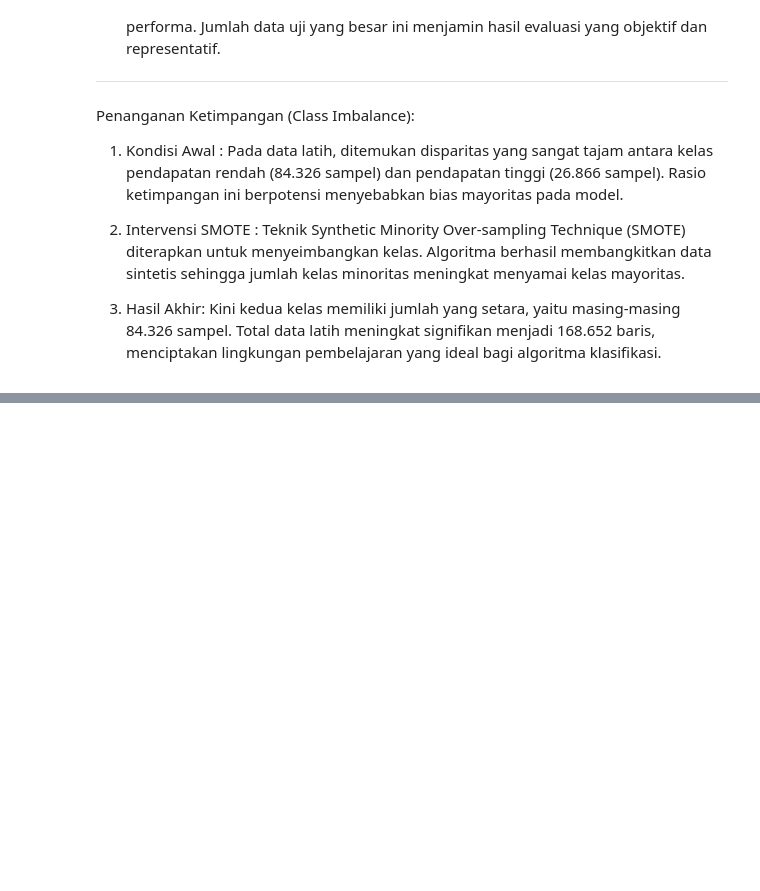
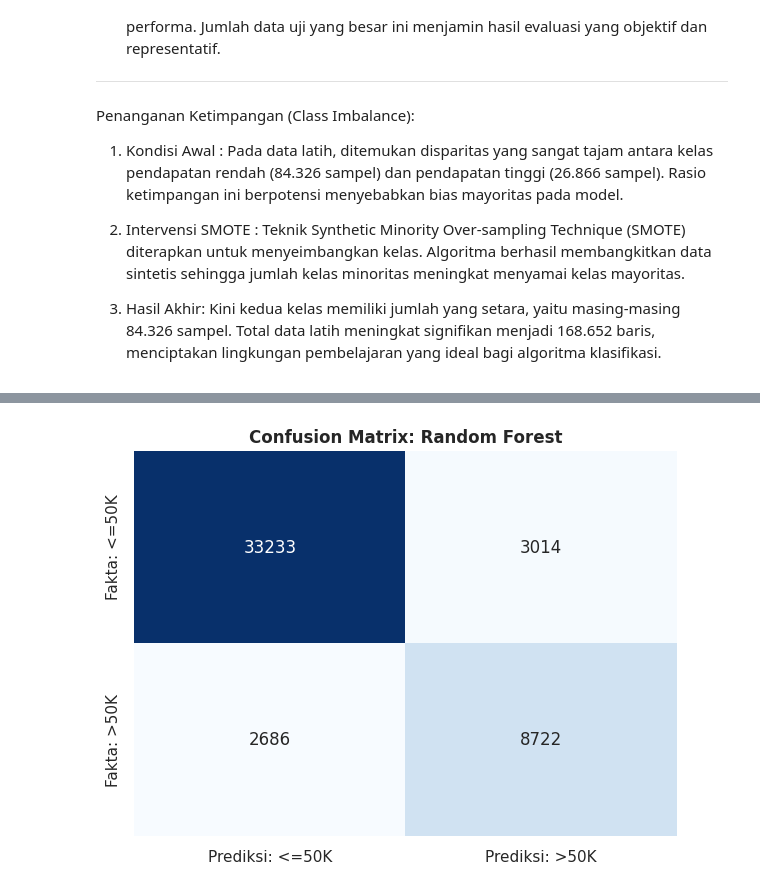
Before and after one commit to midaasyafii-sys/Tubes-Fintech-Occupation-Outcomes, a Jupyter notebook: Tubes_Fintech_5_0.ipynb, the cells around one changed output, grey strips where cells are left out. Saved outputs shown, nothing was run; the diff lists cells and outputs as text; code cells hidden in the pictures; blank space fills up the shorter version.

```diff
--- a/Tubes_Fintech_5_0.ipynb
+++ b/Tubes_Fintech_5_0.ipynb
@@ -277,0 +312,83 @@ weighted avg       0.84      0.81      0.82     47655
+# %%
+# ==============================================================================
+# BLOK 4: FULL MODEL COMPARISON (Decision Tree, Random Forest, Gradient Boosting)
+# ==============================================================================
+from sklearn.tree import DecisionTreeClassifier
+from sklearn.ensemble import RandomForestClassifier, GradientBoostingClassifier
+from sklearn.metrics import accuracy_score, classification_report, confusion_matrix, roc_curve, auc
+import seaborn as sns
+import matplotlib.pyplot as plt
+import pandas as pd
+
+print(">>> MENJALANKAN KOMPARASI 3 ALGORITMA...\n")
+
+# 1. DEFINISI MODEL (Sesuai Metodologi Kamu)
+models = {
+    "Decision Tree": DecisionTreeClassifier(max_depth=5, random_state=42),
+    "Random Forest": RandomForestClassifier(n_estimators=100, random_state=42),
+    "Gradient Boosting": GradientBoostingClassifier(n_estimators=100, random_state=42)
+}
+
+# 2. TRAINING DAN PENYIMPANAN HASIL
+model_stats = []
+best_model = None
+best_acc = 0
+model_name_terbaik = ""
+
+for name, model in models.items():
+    # Proses Training
+    model.fit(X_train_smote, y_train_smote)
+    y_pred = model.predict(X_test)
+
+    # Hitung Akurasi
+    acc = accuracy_score(y_test, y_pred)
+    model_stats.append({"Model": name, "Accuracy": acc})
+
+    print(f"[OK] {name} selesai. Accuracy: {acc:.4f}")
+
+    # Simpan model terbaik untuk visualisasi detail
+    if acc > best_acc:
+        best_acc = acc
+        best_model = model
+        model_name_terbaik = name
+
+# 3. TAMPILKAN RINGKASAN KOMPARASI
+print("\n" + "="*40)
+print("     RINGKASAN PERFORMA")
+print("="*40)
+print(pd.DataFrame(model_stats).to_string(index=False))
+print(f"\n🏆 MODEL TERPILIH UNTUK EVALUASI: {model_name_terbaik}")
+print("="*40)
+
+# --- VISUALISASI EVALUASI (BAGIAN 6 LAPORAN) ---
+# Kita visualisasikan model terbaik saja agar laporan lebih tajam
+y_pred_best = best_model.predict(X_test)
+y_proba_best = best_model.predict_proba(X_test)[:, 1]
+
+# A. Confusion Matrix
+plt.figure(figsize=(7, 5))
+cm = confusion_matrix(y_test, y_pred_best)
+sns.heatmap(cm, annot=True, fmt='d', cmap='Blues', cbar=False,
+            xticklabels=['Prediksi: <=50K', 'Prediksi: >50K'],
+            yticklabels=['Fakta: <=50K', 'Fakta: >50K'])
+plt.title(f'Confusion Matrix: {model_name_terbaik}', fontsize=12, fontweight='bold')
+plt.show()
+
+# B. ROC-AUC Curve
+fpr, tpr, _ = roc_curve(y_test, y_proba_best)
+plt.figure(figsize=(8, 5))
+plt.plot(fpr, tpr, color='darkorange', lw=2, label=f'ROC Curve (AUC = {auc(fpr, tpr):.2f})')
+plt.plot([0, 1], [0, 1], color='navy', linestyle='--')
+plt.title(f'ROC-AUC: {model_name_terbaik}', fontsize=12, fontweight='bold')
+plt.legend(loc="lower right")
+plt.show()
+
+# C. Feature Importance
+feat_importances = pd.Series(best_model.feature_importances_, index=X.columns)
+plt.figure(figsize=(10, 6))
+feat_importances.nlargest(10).sort_values(ascending=True).plot(kind='barh', color='seagreen')
+plt.title(f'10 Faktor Penentu Gaji Terpenting ({model_name_terbaik})', fontsize=12, fontweight='bold')
+plt.show()
+
+print("\n>>> SELESAI. Semua visualisasi siap dipindahkan ke Laporan.")
+# %% [output]
@@ -277,0 +411 @@ weighted avg       0.84      0.81      0.82     47655
+[figure, added]
```
Also changed, not shown: parts of 10 cells of this notebook.
